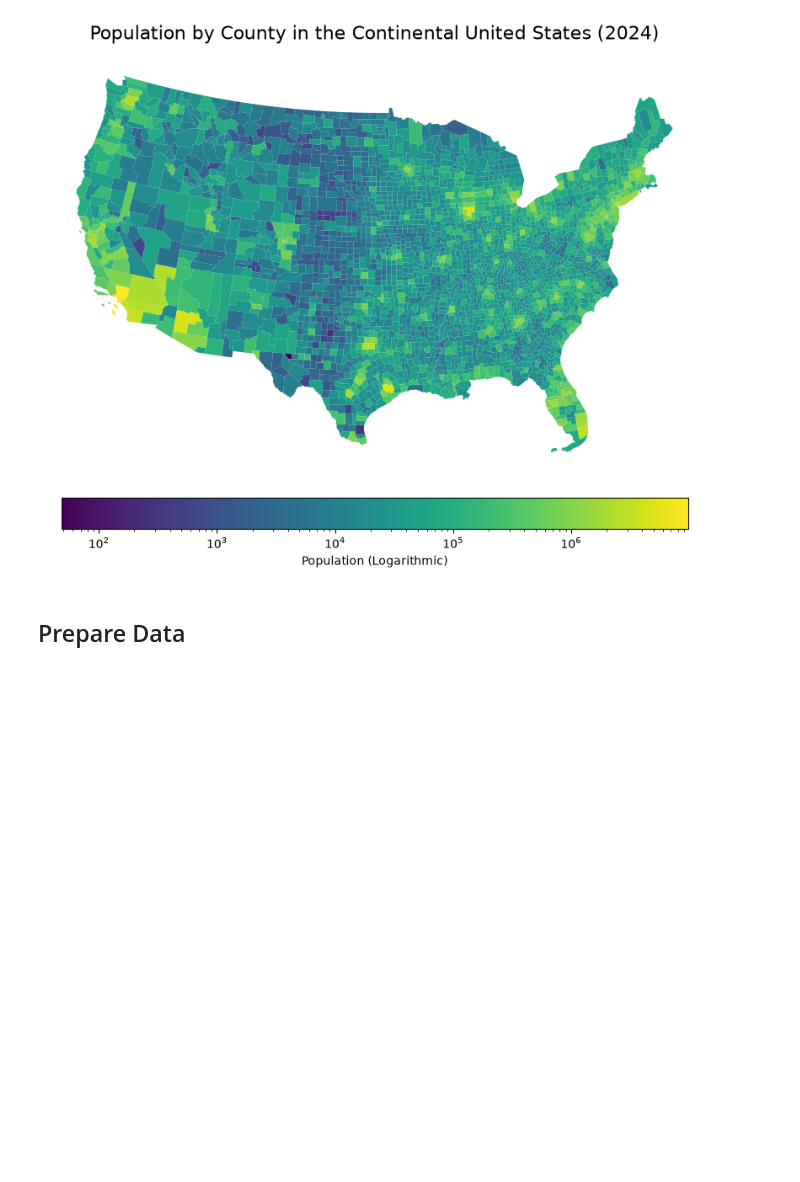
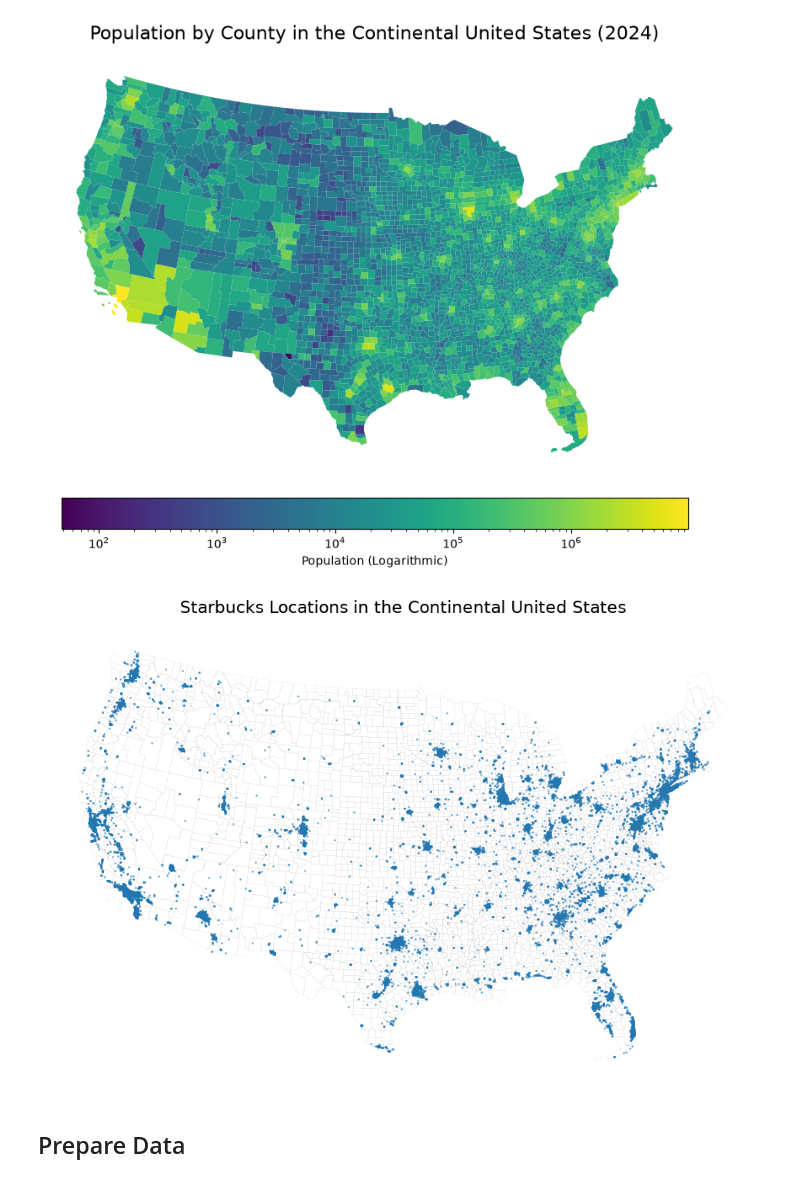
Before and after one commit to sralter/spatial_practice, a Jupyter notebook: sp.ipynb, the cells around one changed output. Saved outputs shown, nothing was run; the diff lists cells and outputs as text; code cells hidden in the pictures; blank space fills up the shorter version.

```diff
--- a/sp.ipynb
+++ b/sp.ipynb
@@ -76,3 +70,37 @@ ax.set_axis_off()
 assert counties.crs is not None, "counties has no CRS"
 assert counties.crs.to_epsg() == 5070, \
     f"Expected EPSG:5070, got {counties.crs}"
+# %%
+# starbucks point data from osmnx
+
+starbucks_original = gpd.read_parquet('data/usa_starbucks_with_geometry.parquet')
+for name in ['AK', 'HI', 'PR']:
+    starbucks_original = starbucks_original[starbucks_original['state'] != name]
+
+starbucks = starbucks_original.to_crs('EPSG:5070')
+
+fig2, ax2 = plt.subplots(figsize=(12, 8))
+
+starbucks.plot(
+    ax=ax2,
+    markersize=1,
+    alpha=0.5,
+)
+
+ax2.set_title(
+    "Starbucks Locations in the Continental United States",
+    fontsize=16,
+    pad=15,
+)
+
+counties.plot(
+    ax=ax2,
+    facecolor='none',
+    edgecolor='grey',
+    linewidth=0.1,
+    alpha=0.5
+)
+
+ax2.set_axis_off()
+# %% [output]
+[figure, new version]
```
Also changed, not shown: parts of 23 cells of this notebook.
